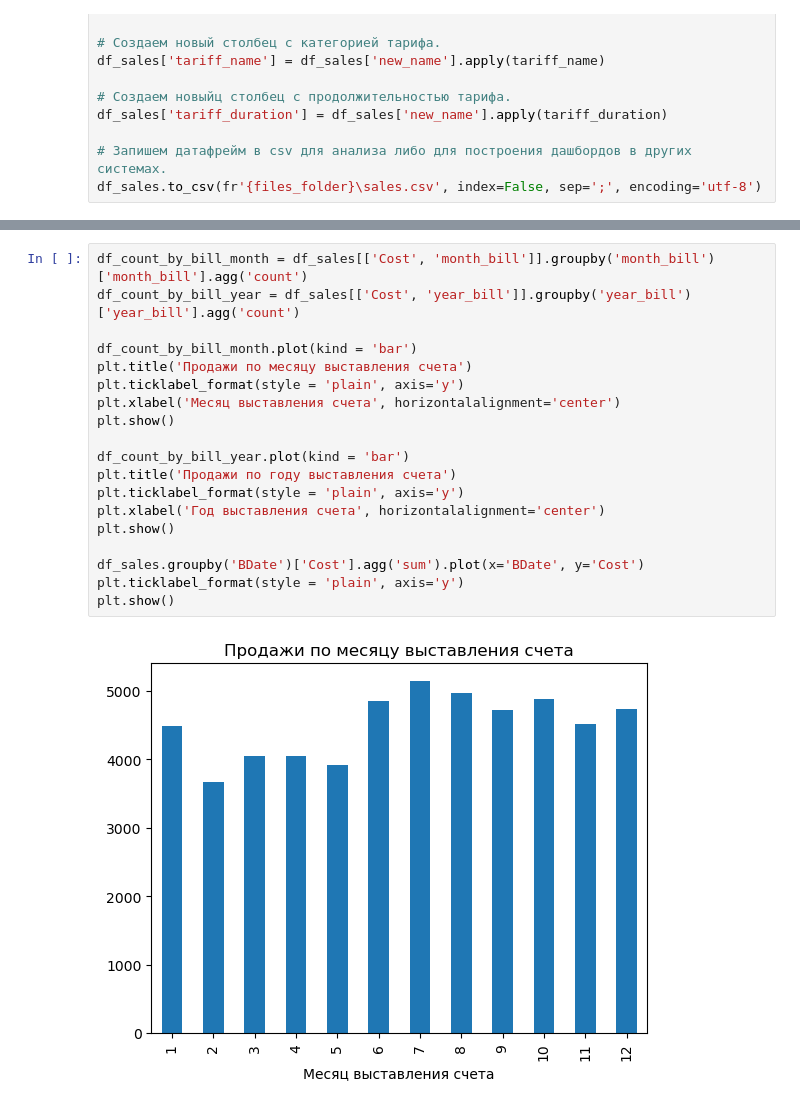
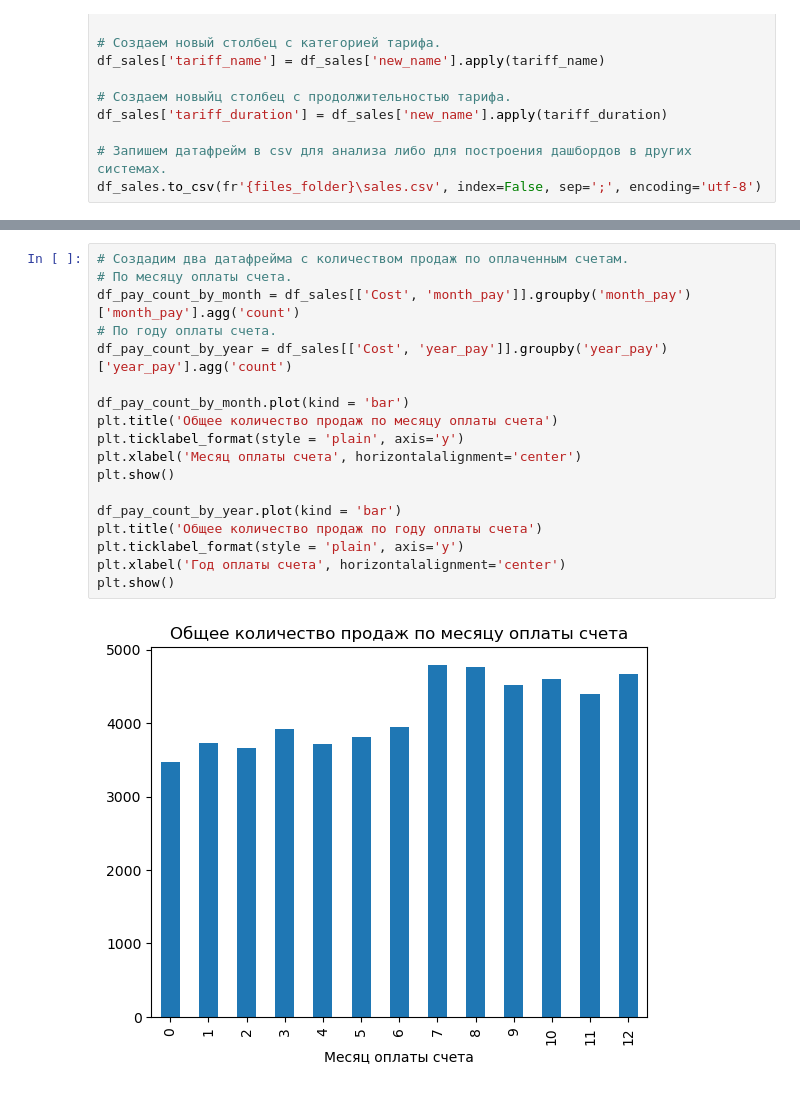
Before and after one commit to Ragnarok-039/-, a Jupyter notebook: Контур. Тестовое на продуктового аналитика/main.ipynb, the cells around one changed output, grey strips where cells are left out. Drawn from its saved outputs; the diff is of its cells as text.

```diff
--- a/Контур. Тестовое на продуктового аналитика/main.ipynb
+++ b/Контур. Тестовое на продуктового аналитика/main.ipynb
@@ -126,21 +209,20 @@ plt.show()
 # %%
-df_count_by_bill_month = df_sales[['Cost', 'month_bill']].groupby('month_bill')['month_bill'].agg('count')
-df_count_by_bill_year = df_sales[['Cost', 'year_bill']].groupby('year_bill')['year_bill'].agg('count')
+# Создадим два датафрейма с количеством продаж по оплаченным счетам.
+# По месяцу оплаты счета.
+df_pay_count_by_month = df_sales[['Cost', 'month_pay']].groupby('month_pay')['month_pay'].agg('count')
+# По году оплаты счета.
+df_pay_count_by_year = df_sales[['Cost', 'year_pay']].groupby('year_pay')['year_pay'].agg('count')
 
-df_count_by_bill_month.plot(kind = 'bar')
-plt.title('Продажи по месяцу выставления счета')
+df_pay_count_by_month.plot(kind = 'bar')
+plt.title('Общее количество продаж по месяцу оплаты счета')
 plt.ticklabel_format(style = 'plain', axis='y')
-plt.xlabel('Месяц выставления счета', horizontalalignment='center')
+plt.xlabel('Месяц оплаты счета', horizontalalignment='center')
 plt.show()
 
-df_count_by_bill_year.plot(kind = 'bar')
-plt.title('Продажи по году выставления счета')
+df_pay_count_by_year.plot(kind = 'bar')
+plt.title('Общее количество продаж по году оплаты счета')
 plt.ticklabel_format(style = 'plain', axis='y')
-plt.xlabel('Год выставления счета', horizontalalignment='center')
+plt.xlabel('Год оплаты счета', horizontalalignment='center')
 plt.show()
-
-df_sales.groupby('BDate')['Cost'].agg('sum').plot(x='BDate', y='Cost')
-plt.ticklabel_format(style = 'plain', axis='y')
-plt.show()
 # %% [output]
-[figure, old version]
+[figure, new version]
```
Also changed, not shown: parts of 16 cells of this notebook.
